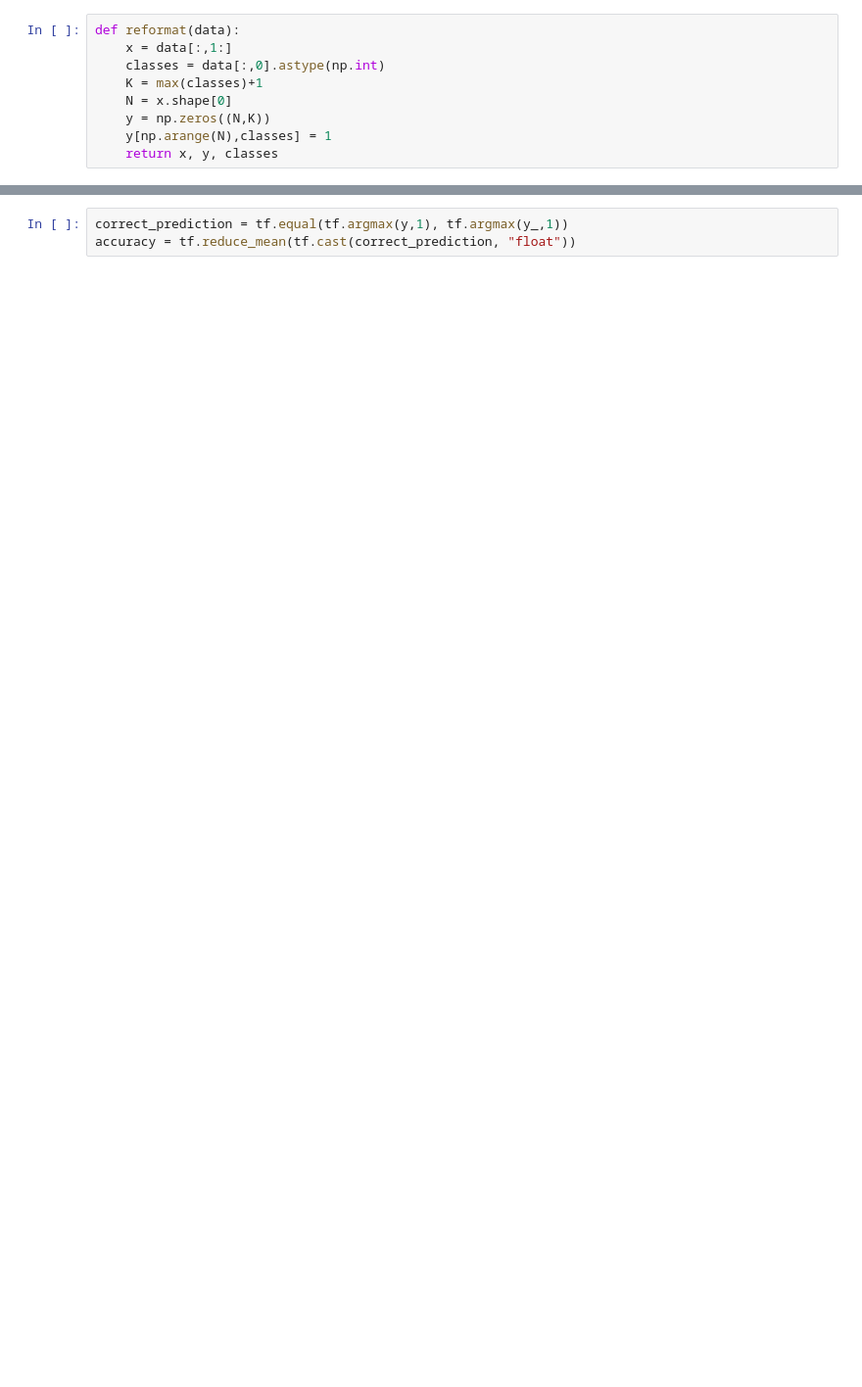
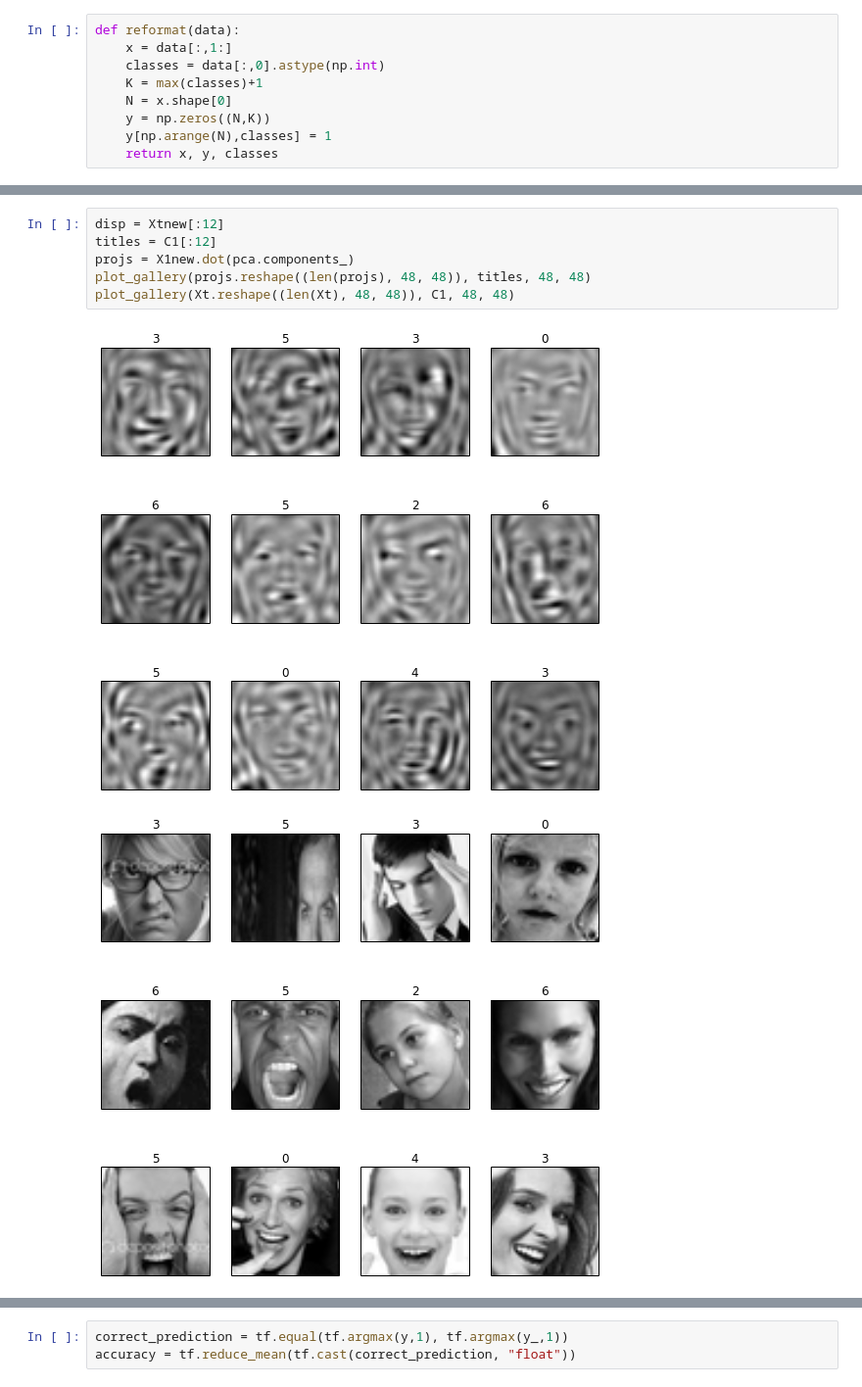
Before and after one commit to vye16/6867-project, a Jupyter notebook: fer2013/pca/PCA.ipynb, the cells around one changed output, grey strips where cells are left out. Shown: that part at 98% size. Drawn from its saved outputs; the diff is of its cells as text; blank space fills up the shorter version.

```diff
--- a/fer2013/pca/PCA.ipynb
+++ b/fer2013/pca/PCA.ipynb
@@ -32,0 +68,9 @@ Xtnew = pca.transform(Xt)
+# %%
+disp = Xtnew[:12]
+titles = C1[:12]
+projs = X1new.dot(pca.components_)
+plot_gallery(projs.reshape((len(projs), 48, 48)), titles, 48, 48)
+plot_gallery(Xt.reshape((len(Xt), 48, 48)), C1, 48, 48)
+# %% [output]
+[figure, added]
+[figure, added]
```
Also changed, not shown: parts of 28 cells of this notebook, 5 other files.
